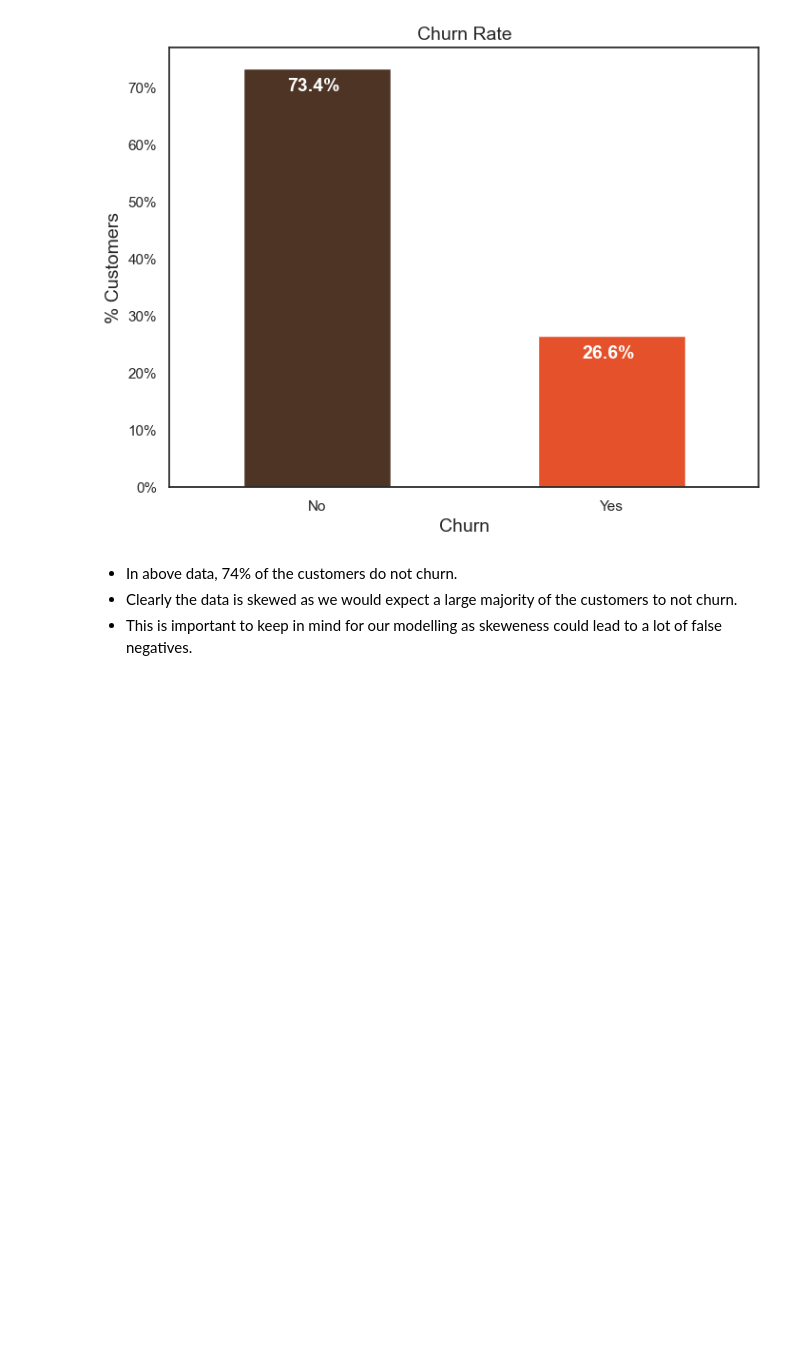
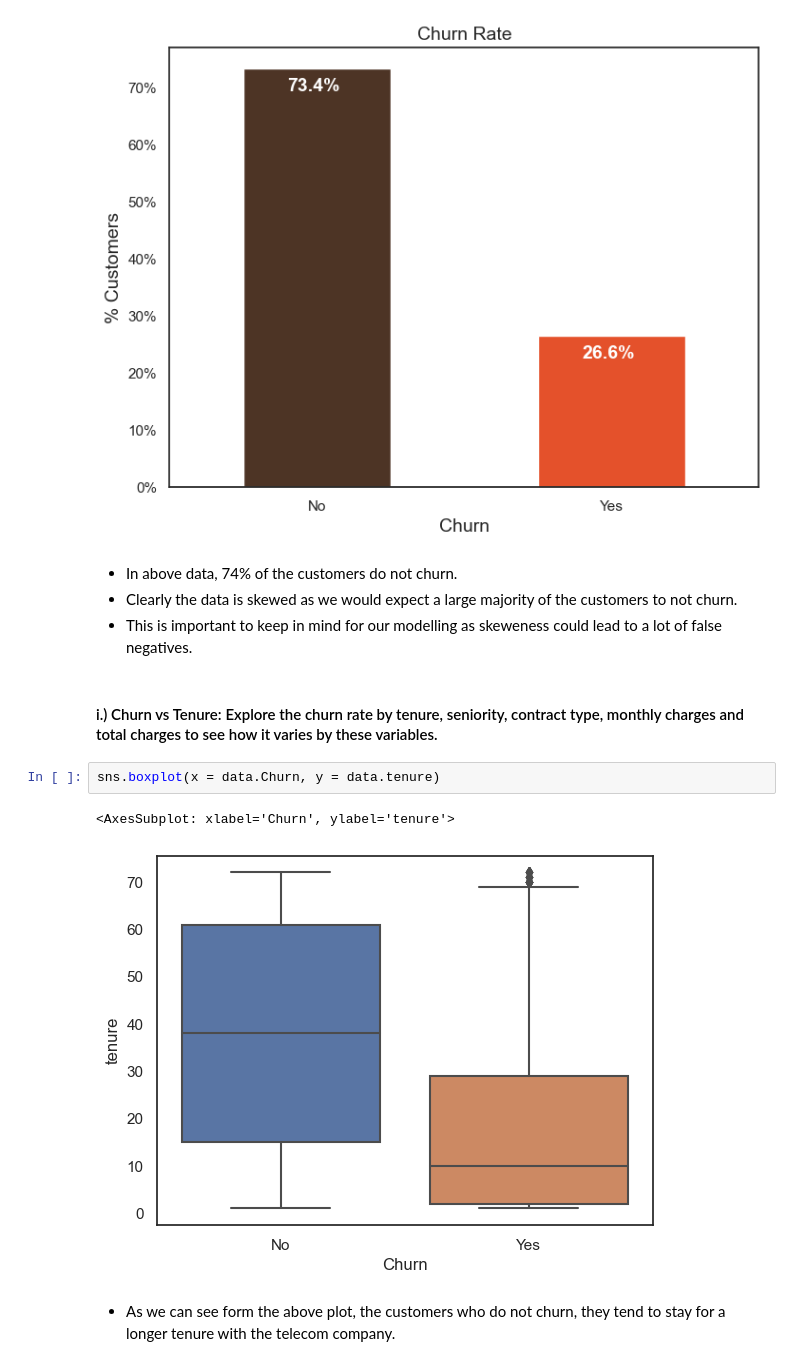
Before and after one commit to AmirMotefaker/Sales-Data-Analysis, a Jupyter notebook: Customer Churn Prediction/Customer Churn Prediction - Telecom/Customer Churn Prediction - Telecom.ipynb, the cells around one changed output. Cells and saved outputs as stored; diff of their text form; blank space fills up the shorter version.

```diff
--- a/Customer Churn Prediction/Customer Churn Prediction - Telecom/Customer Churn Prediction - Telecom.ipynb
+++ b/Customer Churn Prediction/Customer Churn Prediction - Telecom/Customer Churn Prediction - Telecom.ipynb
@@ -384,3 +384,12 @@ for i in ax.patches:
 - In above data, 74% of the customers do not churn.
 - Clearly the data is skewed as we would expect a large majority of the customers to not churn.
 - This is important to keep in mind for our modelling as skeweness could lead to a lot of false negatives.
+# %% [markdown]
+#### i.) Churn vs Tenure: Explore the churn rate by tenure, seniority, contract type, monthly charges and total charges to see how it varies by these variables.
+# %%
+sns.boxplot(x = data.Churn, y = data.tenure)
+# %% [output]
+<AxesSubplot: xlabel='Churn', ylabel='tenure'>
+[figure, added]
+# %% [markdown]
+- As we can see form the above plot, the customers who do not churn, they tend to stay for a longer tenure with the telecom company.
```
